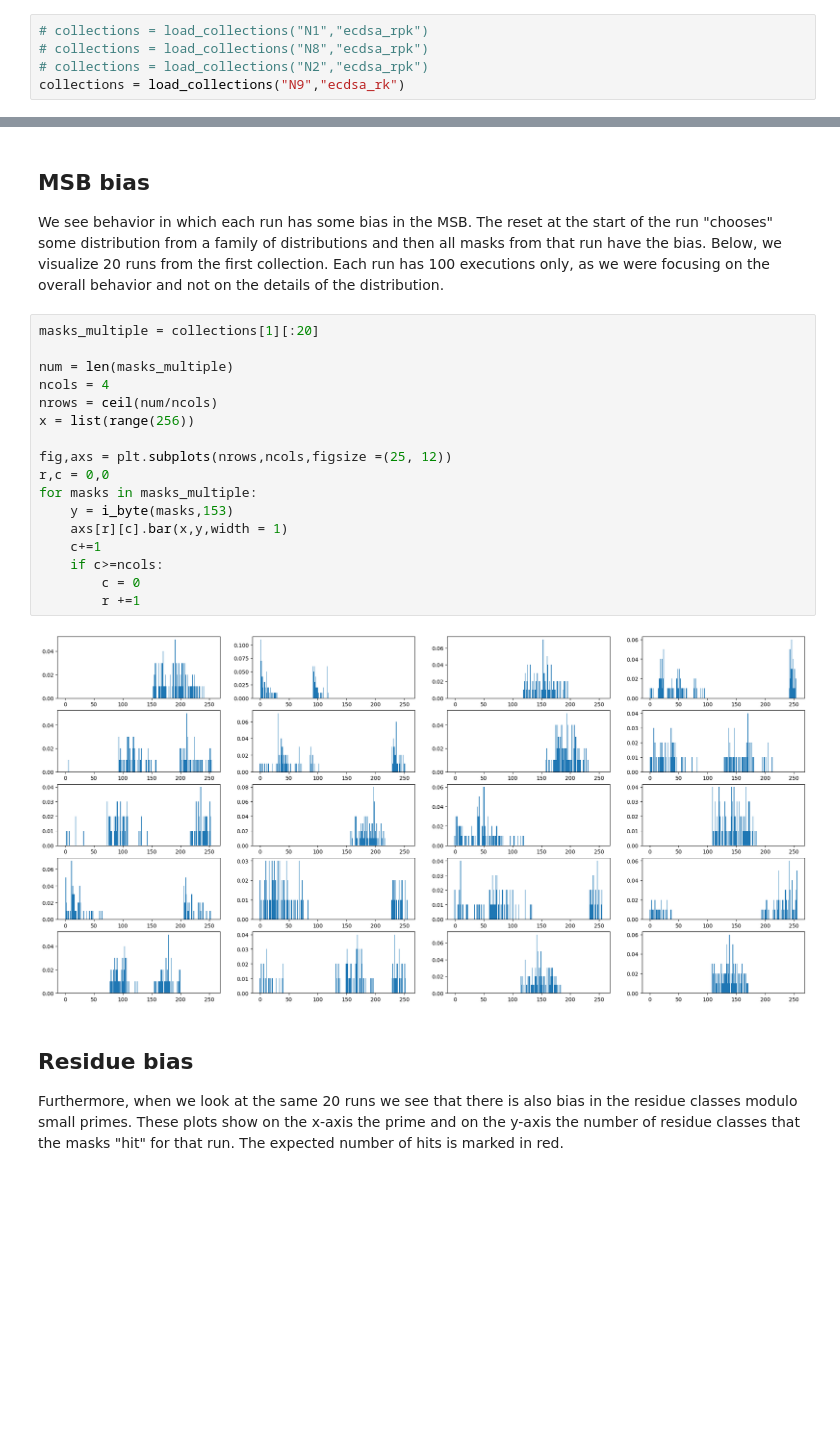
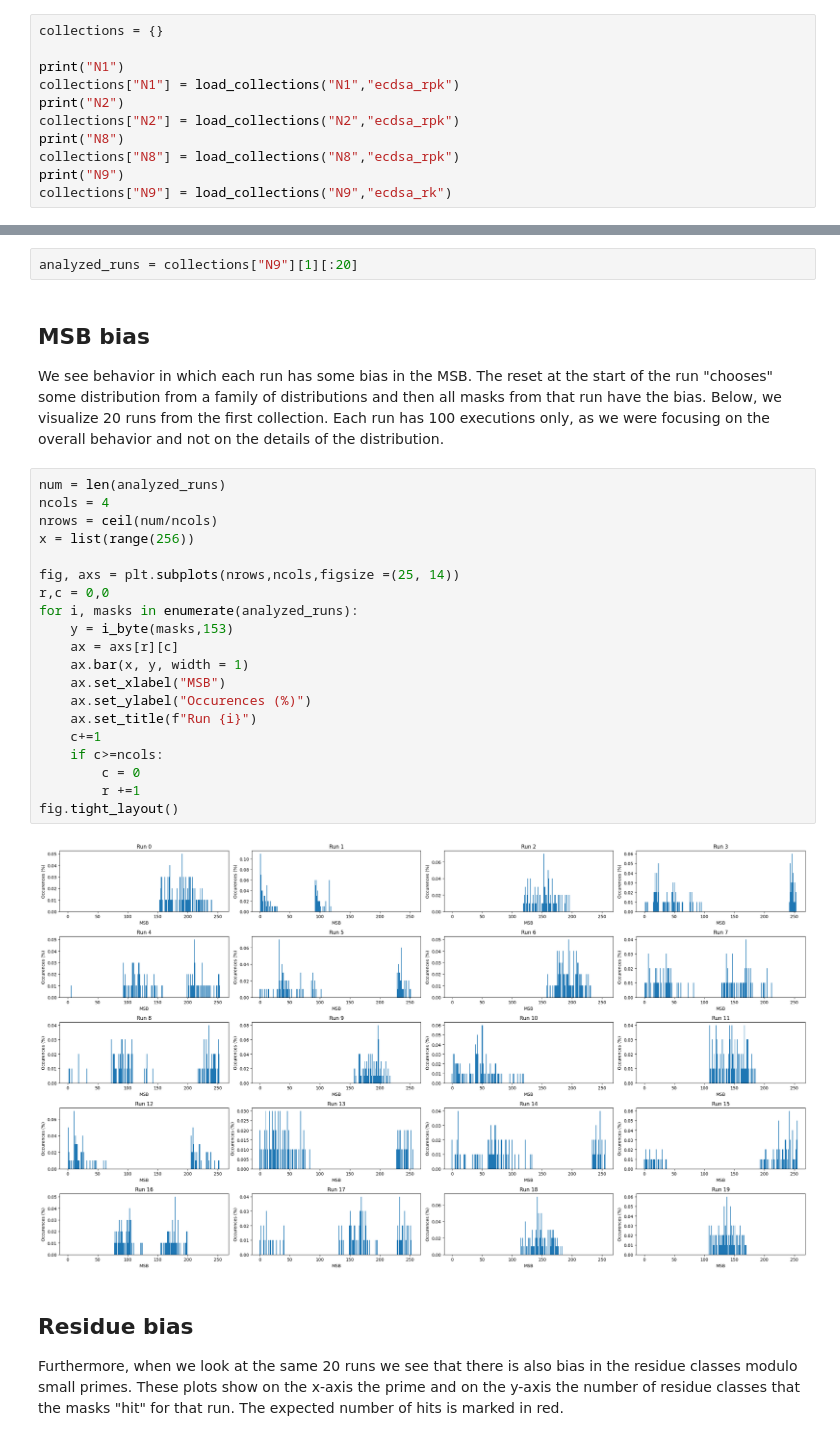
Before and after one commit to crocs-muni/ECTester, a Jupyter notebook: analysis/masks/visualize.ipynb, the cells around one changed output, grey strips where cells are left out. Saved outputs shown, nothing was run; the diff lists cells and outputs as text; blank space fills up the shorter version.

Commit message:
Make masks notebook more generic.

```diff
--- a/analysis/masks/visualize.ipynb
+++ b/analysis/masks/visualize.ipynb
@@ -68,8 +68,14 @@ The "rk" or "rpk" in the protocol name signifies what is done during a reset:
  - "rk" -> Resets only the key parameters (S,W)
  - "rpk" -> Resets the key parameters and the curve parameters (FP,A,B,G,R,K)
 # %%
-# collections = load_collections("N1","ecdsa_rpk")
-# collections = load_collections("N8","ecdsa_rpk")
-# collections = load_collections("N2","ecdsa_rpk")
-collections = load_collections("N9","ecdsa_rk")
+collections = {}
+
+print("N1")
+collections["N1"] = load_collections("N1","ecdsa_rpk")
+print("N2")
+collections["N2"] = load_collections("N2","ecdsa_rpk")
+print("N8")
+collections["N8"] = load_collections("N8","ecdsa_rpk")
+print("N9")
+collections["N9"] = load_collections("N9","ecdsa_rk")
 # %% [output]
@@ -78,26 +96,31 @@ collections = load_collections("N9","ecdsa_rk")
+# %%
+analyzed_runs = collections["N9"][1][:20]
 # %% [markdown]
 ## MSB bias
 We see behavior in which each run has some bias in the MSB. The reset at the start of the run "chooses" some distribution from a family of distributions and then all masks from that run have the bias.
 Below, we visualize 20 runs from the first collection. Each run has 100 executions only, as we were focusing on the overall behavior and not on the details of the distribution.
 # %%
-masks_multiple = collections[1][:20]
-
-num = len(masks_multiple)
+num = len(analyzed_runs)
 ncols = 4
 nrows = ceil(num/ncols)
 x = list(range(256))
 
-fig,axs = plt.subplots(nrows,ncols,figsize =(25, 12))
+fig, axs = plt.subplots(nrows,ncols,figsize =(25, 14))
 r,c = 0,0
-for masks in masks_multiple:
+for i, masks in enumerate(analyzed_runs):
     y = i_byte(masks,153)
-    axs[r][c].bar(x,y,width = 1)
+    ax = axs[r][c]
+    ax.bar(x, y, width = 1)
+    ax.set_xlabel("MSB")
+    ax.set_ylabel("Occurences (%)")
+    ax.set_title(f"Run {i}")
     c+=1
     if c>=ncols:
         c = 0
         r +=1
+fig.tight_layout()
 # %% [output]
-[figure, old version]
+[figure, new version]
 # %% [markdown]
 ## Residue bias
 Furthermore, when we look at the same 20 runs we see that there is also bias in the residue classes modulo small primes. These plots show on the x-axis the prime and on the y-axis the number of residue classes that the masks "hit" for that run. The expected number of hits is marked in red.
```
Also changed, not shown: parts of 5 cells of this notebook.
